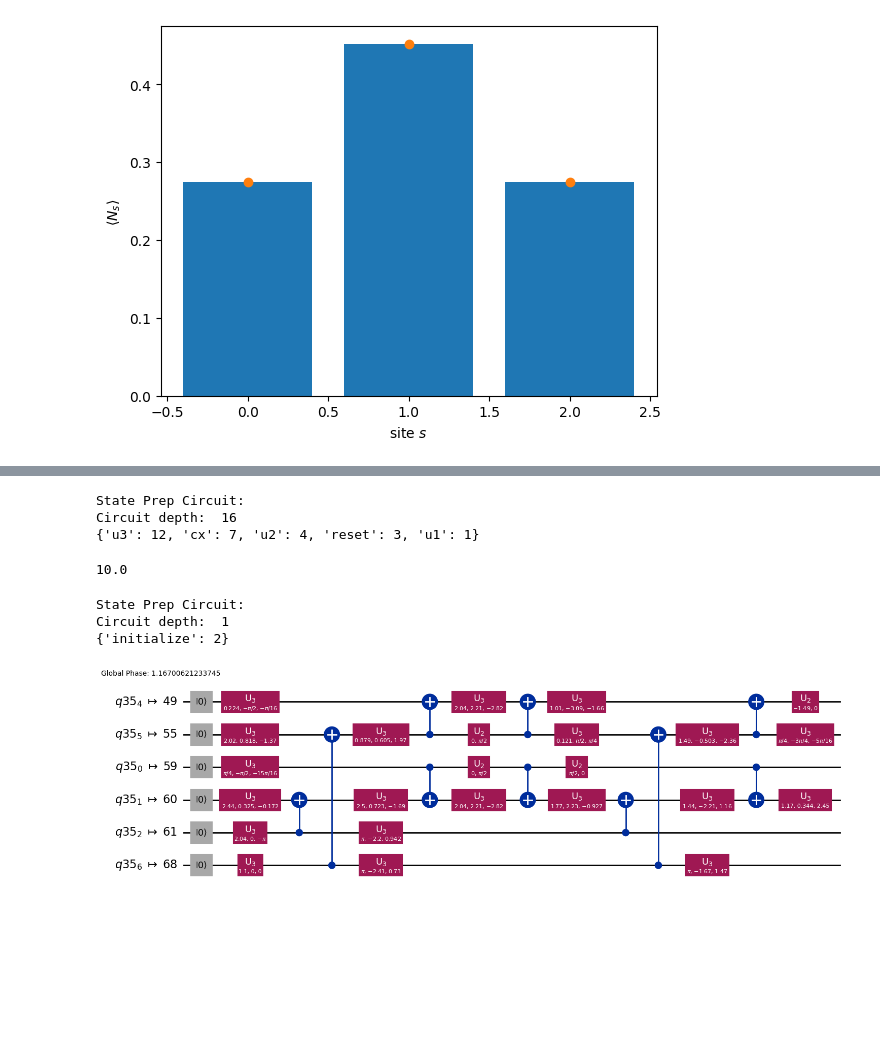
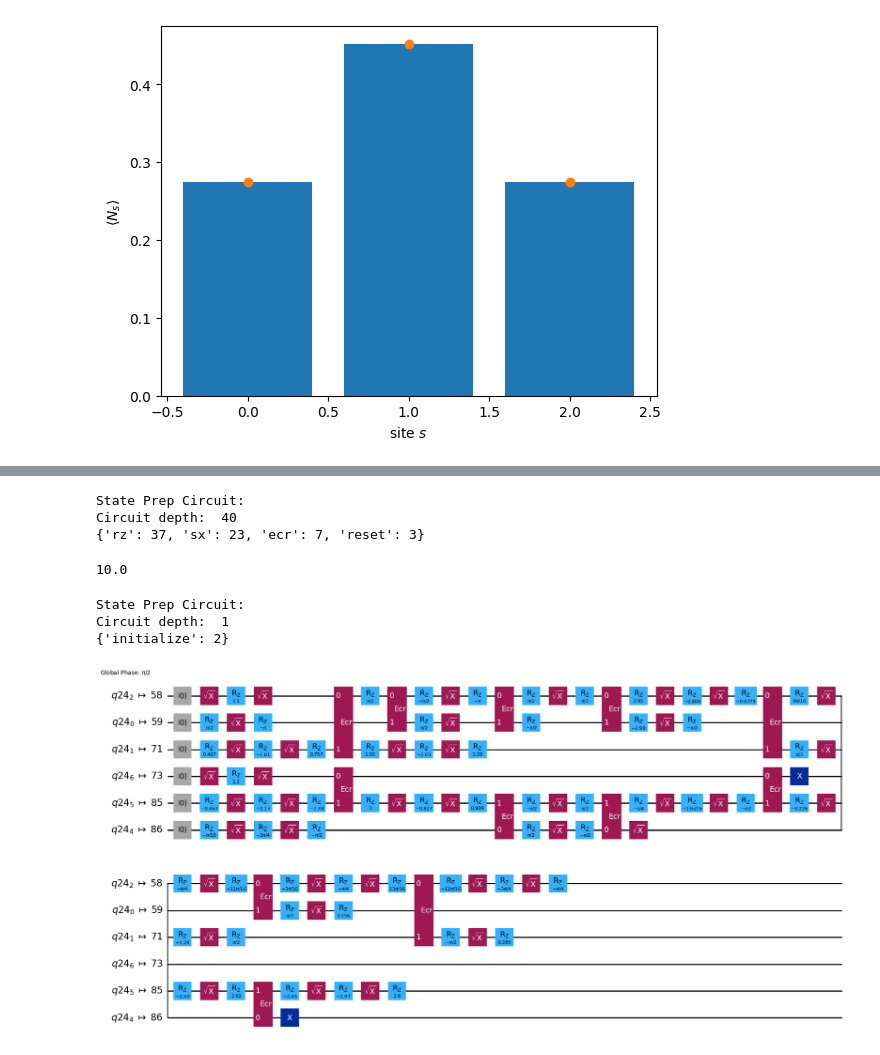
Before and after one commit to mhite926/qiskit-ising-scattering, a Jupyter notebook: State-Prep_backend_run.ipynb, the cells around one changed output, grey strips where cells are left out. Saved outputs shown, nothing was run; the diff lists cells and outputs as text; code cells hidden in the pictures; blank space fills up the shorter version.

```diff
--- a/State-Prep_backend_run.ipynb
+++ b/State-Prep_backend_run.ipynb
@@ -122,17 +119,15 @@ lm_circ.initialize(lm_state, qubits=list(range(N_s)))
 # for i in range(5):
 #     circ = circ.decompose()
 # circ.draw(output='mpl')
-lm_circuit = transpile(lm_circ, backend,
-                        basis_gates=basis_gates,
-                        optimization_level=3)
+lm_circuit = transpile(lm_circ, backend, optimization_level=3)   #basis_gates=basis_gates,
 print("State Prep Circuit: ")
 print("Circuit depth: ", lm_circuit.depth())
 print(dict(lm_circuit.count_ops()))
 #lm_circuit.draw(output='mpl')
 # %% [output]
 State Prep Circuit:
-Circuit depth:  16
-{'u3': 12, 'cx': 7, 'u2': 4, 'reset': 3, 'u1': 1}
+Circuit depth:  40
+{'rz': 37, 'sx': 23, 'ecr': 7, 'reset': 3}
 # %%
 N_s = 8
 N_t = 10
@@ -145,28 +140,29 @@ N_t * dt
 # %%
 qreg = QuantumRegister(N_s)
 creg = ClassicalRegister(N_s)
 circ = QuantumCircuit(qreg, creg)
 
 # State-Prep
 # circ.initialize(init_state, qubits=list(range(N_s)))
 #circ = circ.compose(rm_circuit, qubits=[0, 1, 2])
 #circ = circ.compose(lm_circuit, qubits=[4, 5, 6])
 
 circ = circ.compose(rm_circ, qubits=[0, 1, 2])
 circ = circ.compose(lm_circ, qubits=[4, 5, 6])
-trans_circuit = transpile(circ.decompose().decompose(), backend, basis_gates=basis_gates, optimization_level=3)
+
+trans_circuit = transpile(circ.decompose().decompose(), backend,  optimization_level=3) #basis_gates=basis_gates,
 
 print("State Prep Circuit: ")
 print("Circuit depth: ", circ.depth())
 print(dict(circ.count_ops()))
 
 #circ.draw(output='mpl')
 trans_circuit.draw(output='mpl', idle_wires=False)
 # %% [output]
 State Prep Circuit:
 Circuit depth:  1
 {'initialize': 2}
-[figure, old version]
+[figure, new version]
 # %%
 def make_circuit(t_step, num_shots):
     qreg = QuantumRegister(N_s)
```
Also changed, not shown: parts of 5 cells of this notebook.
